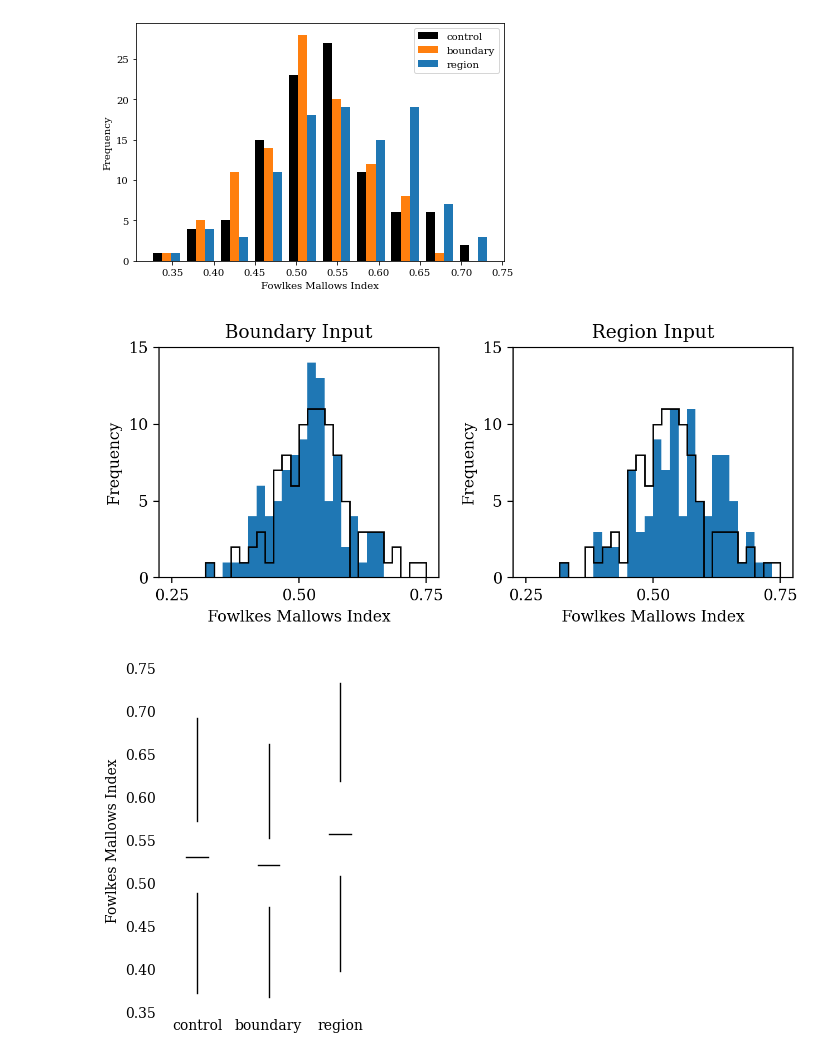
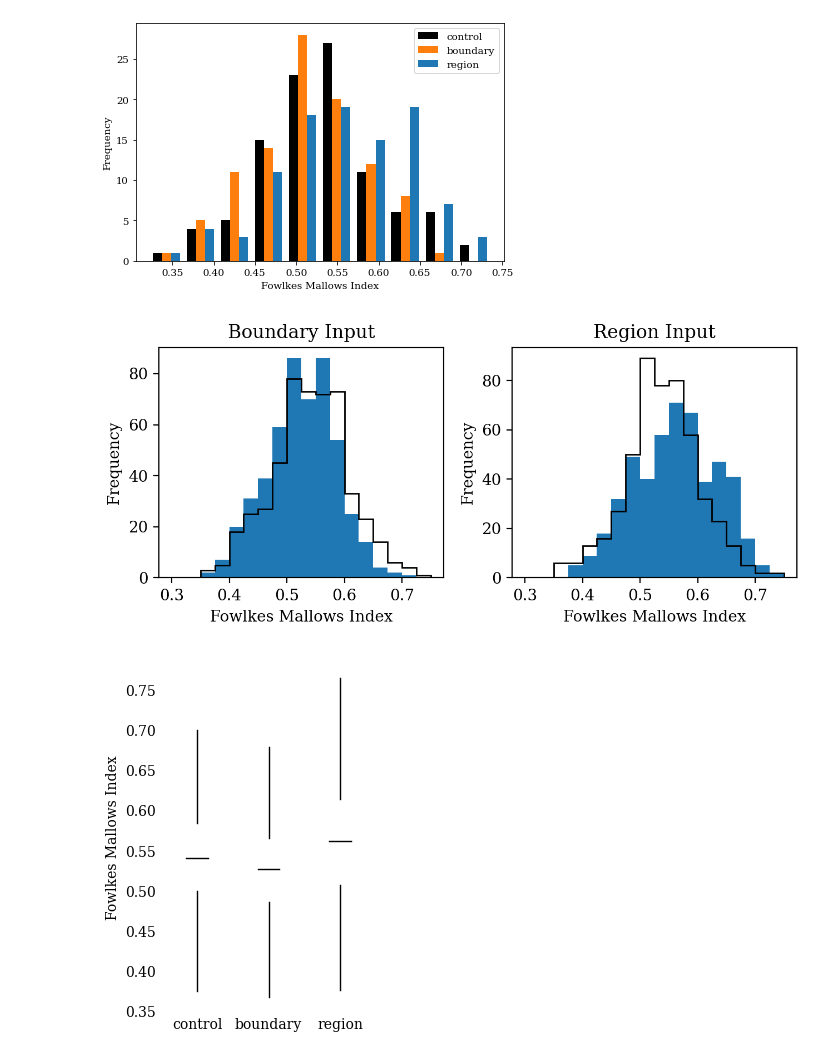
Before and after one commit to fadams-umd/CAMEO-HITL, a Jupyter notebook: create_figures.ipynb, the cells around one changed output. Drawn from its saved outputs; the diff is of its cells as text; code cells hidden in the pictures.

```diff
--- a/create_figures.ipynb
+++ b/create_figures.ipynb
@@ -47,7 +47,8 @@ folder = './quantitative_results/'
 
 boundary_control_scores = np.loadtxt(folder + 'boundary_control_scores.txt')
 boundary_hitl_scores = np.loadtxt(folder + 'boundary_hitl_scores.txt')
-region_hitl_scores = np.loadtxt(folder + 'region_hitl_scores_2.txt')
+region_control_scores = np.loadtxt(folder + 'region_control_scores.txt')
+region_hitl_scores = np.loadtxt(folder + 'region_hitl_scores.txt')
 # %% [markdown]
 ### Set the random seeds
 # %%
@@ -811,35 +812,37 @@ plt.tight_layout()
 # %%
 fig, (ax1, ax2) = plt.subplots(1, 2, figsize=(6.5, 3), dpi=200)
 
-bins = np.linspace(0.25, 0.75, 31)
+bins = np.linspace(0.3, 0.75, 19)
 
 ax1.set_title('Boundary Input')
 
 ax1.hist(x=boundary_hitl_scores,
          histtype='stepfilled',
+         bins=bins)
+
+ax1.hist(x=boundary_control_scores,
+         histtype='step',
+         color='k',
          bins=bins)
 
 ax2.set_title('Region Input')
 
 ax2.hist(x=region_hitl_scores,
          histtype='stepfilled',
          bins=bins)
 
+ax2.hist(x=region_control_scores,
+         histtype='step',
+         color='k',
+         bins=bins)
+
 for ax in [ax1, ax2]:
-    ax.hist(x=boundary_control_scores,
-            histtype='step',
-            color='k',
-            bins=bins)
-
-    ax.set_xticks([0.25, 0.5, 0.75])
-    ax.set_yticks([0, 5, 10, 15])
-    ax.set_ylim([0, 15])
     ax.set_xlabel('Fowlkes Mallows Index')
     ax.set_ylabel('Frequency')
 
 plt.tight_layout()
 # %% [output]
-[figure, old version]
+[figure, new version]
 # %%
 fig, ax = plt.subplots(figsize=(3, 4), dpi=100)
 
@@ -861,4 +864,4 @@ ax.set_ylabel('Fowlkes Mallows Index')
 
 plt.tight_layout()
 # %% [output]
-[figure, old version]
+[figure, new version]
```
Also changed, not shown: 18 other files.
